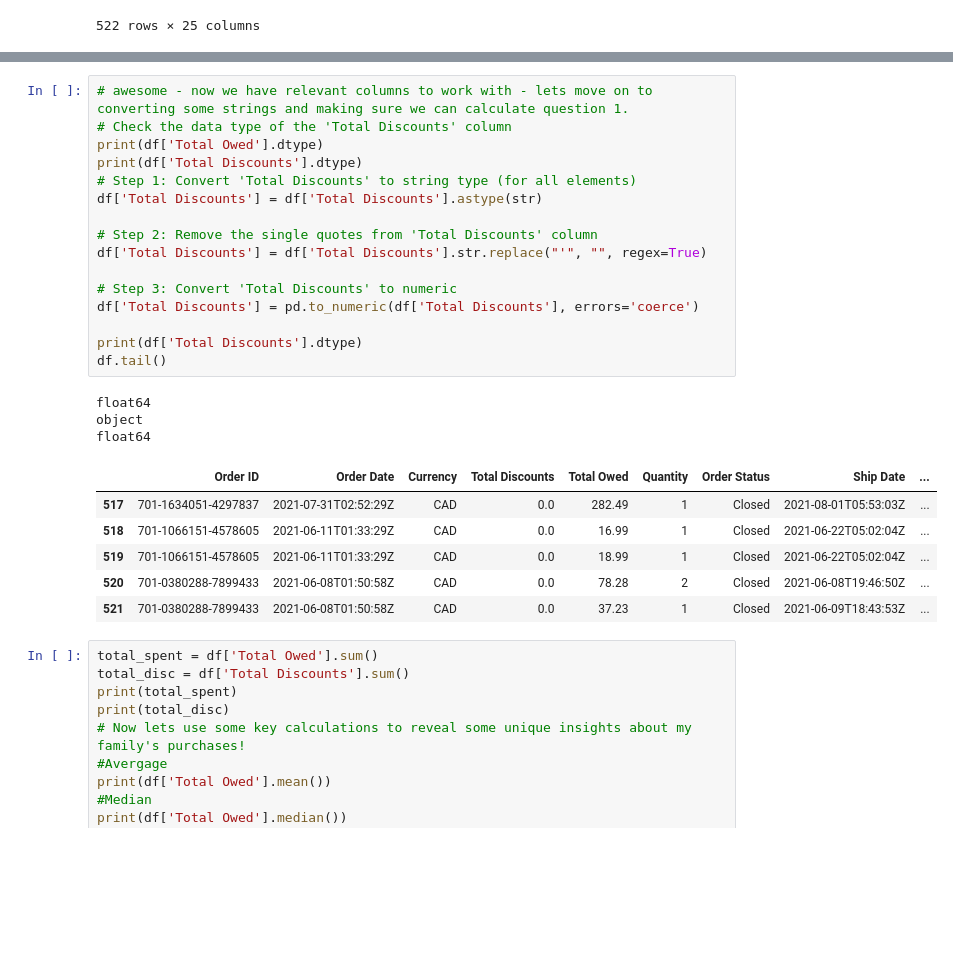
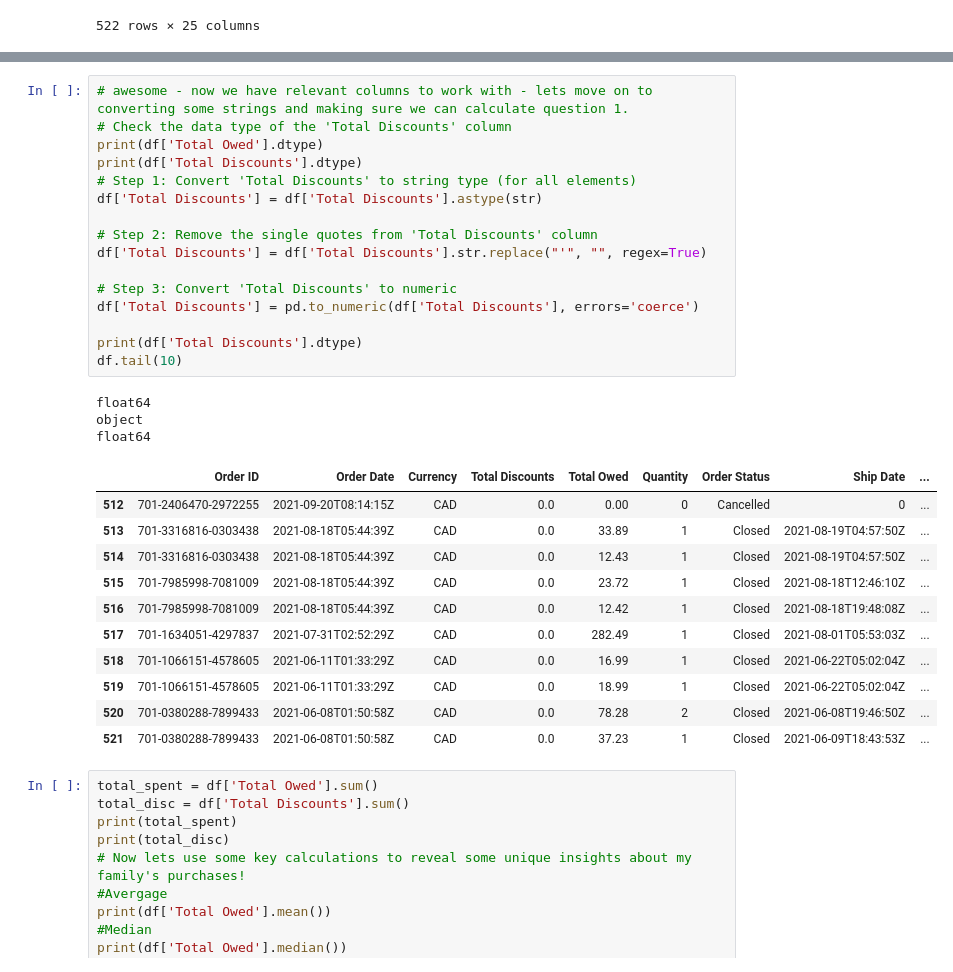
Before and after one commit to Jodi22K/Amazon-Spending-Analytics, a Jupyter notebook: Amazon.ipynb, the cells around one changed output, grey strips where cells are left out. Cells and saved outputs as stored; diff of their text form; blank space fills up the shorter version.

```diff
--- a/Amazon.ipynb
+++ b/Amazon.ipynb
@@ -94,24 +93,29 @@ df.head()
 # %%
 # awesome - now we have relevant columns to work with - lets move on to converting some strings and making sure we can calculate question 1.
 # Check the data type of the 'Total Discounts' column
 print(df['Total Owed'].dtype)
 print(df['Total Discounts'].dtype)
 # Step 1: Convert 'Total Discounts' to string type (for all elements)
 df['Total Discounts'] = df['Total Discounts'].astype(str)
 
 # Step 2: Remove the single quotes from 'Total Discounts' column
 df['Total Discounts'] = df['Total Discounts'].str.replace("'", "", regex=True)
 
 # Step 3: Convert 'Total Discounts' to numeric
 df['Total Discounts'] = pd.to_numeric(df['Total Discounts'], errors='coerce')
 
 print(df['Total Discounts'].dtype)
-df.tail()
+df.tail(10)
 # %% [output]
 float64
 object
 float64
 |  | Order ID | Order Date | Currency | Total Discounts | Total Owed | Quantity | Order Status | Ship Date | ... |
+| 512 | 701-2406470-2972255 | 2021-09-20T08:14:15Z | CAD | 0.0 | 0.00 | 0 | Cancelled | 0 | ... |
+| 513 | 701-3316816-0303438 | 2021-08-18T05:44:39Z | CAD | 0.0 | 33.89 | 1 | Closed | 2021-08-19T04:57:50Z | ... |
+| 514 | 701-3316816-0303438 | 2021-08-18T05:44:39Z | CAD | 0.0 | 12.43 | 1 | Closed | 2021-08-19T04:57:50Z | ... |
+| 515 | 701-7985998-7081009 | 2021-08-18T05:44:39Z | CAD | 0.0 | 23.72 | 1 | Closed | 2021-08-18T12:46:10Z | ... |
+| 516 | 701-7985998-7081009 | 2021-08-18T05:44:39Z | CAD | 0.0 | 12.42 | 1 | Closed | 2021-08-18T19:48:08Z | ... |
 | 517 | 701-1634051-4297837 | 2021-07-31T02:52:29Z | CAD | 0.0 | 282.49 | 1 | Closed | 2021-08-01T05:53:03Z | ... |
 | 518 | 701-1066151-4578605 | 2021-06-11T01:33:29Z | CAD | 0.0 | 16.99 | 1 | Closed | 2021-06-22T05:02:04Z | ... |
 | 519 | 701-1066151-4578605 | 2021-06-11T01:33:29Z | CAD | 0.0 | 18.99 | 1 | Closed | 2021-06-22T05:02:04Z | ... |
```
Also changed, not shown: parts of 14 cells of this notebook, 4 other files.
